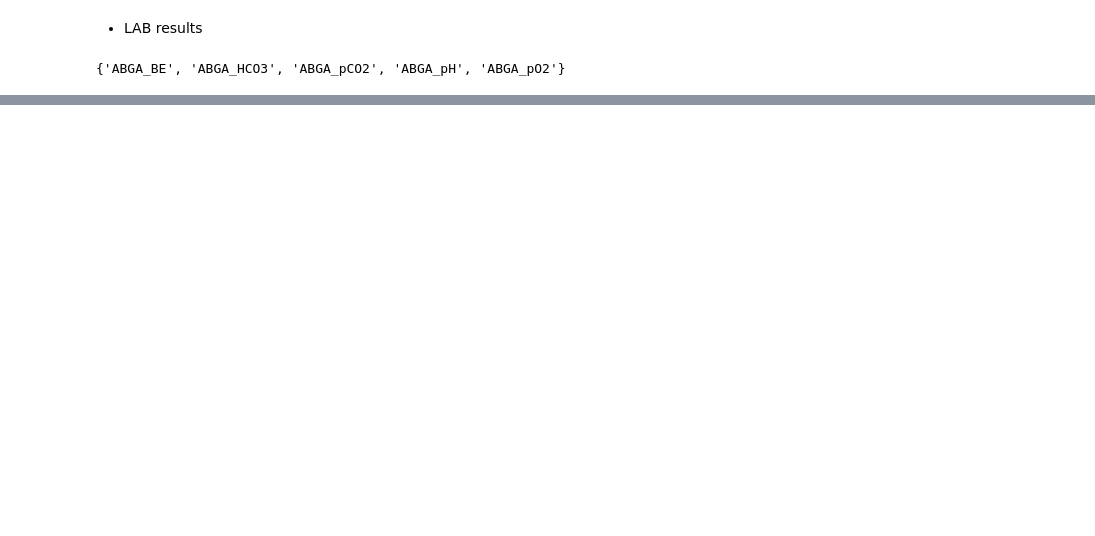
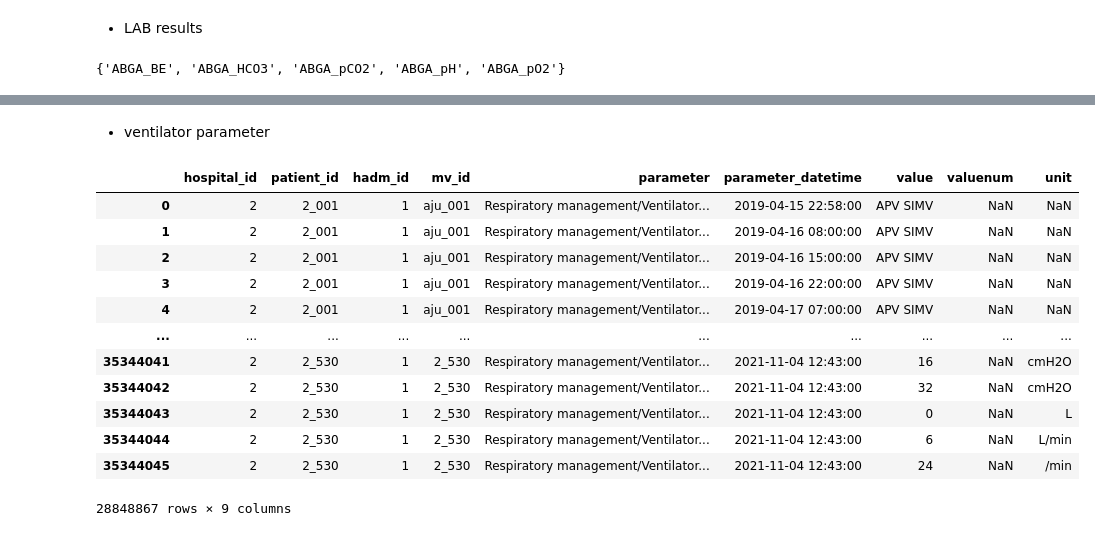
Before and after one commit to skjangbudon/nia_vent_weaning, a Jupyter notebook: notebook/data_preprocess_1103.ipynb, the cells around one changed output, grey strips where cells are left out. Cells and saved outputs as stored; diff of their text form; code cells hidden in the pictures; blank space fills up the shorter version.

```diff
--- a/notebook/data_preprocess_1103.ipynb
+++ b/notebook/data_preprocess_1103.ipynb
@@ -493,0 +759,23 @@ vital['patient_id'] = vital['patient_id'].astype(str)
+# %% [markdown]
+* ventilator parameter
+# %%
+var = 'ventilator_parameter'
+
+aj_df = pd.read_csv(aj_path + var + '.csv', index_col=0)
+snu_df = pd.read_csv(snu_path + var + '.csv', index_col=0)
+snu_df['patient_id'] = snu_df['patient_id'].astype(int).astype(str)
+aj_df
+# %% [output]
+|  | hospital_id | patient_id | hadm_id | mv_id | parameter | parameter_datetime | value | valuenum | unit |
+| 0 | 2 | 2_001 | 1 | aju_001 | Respiratory management/Ventilator... | 2019-04-15 22:58:00 | APV SIMV | NaN | NaN |
+| 1 | 2 | 2_001 | 1 | aju_001 | Respiratory management/Ventilator... | 2019-04-16 08:00:00 | APV SIMV | NaN | NaN |
+| 2 | 2 | 2_001 | 1 | aju_001 | Respiratory management/Ventilator... | 2019-04-16 15:00:00 | APV SIMV | NaN | NaN |
+| 3 | 2 | 2_001 | 1 | aju_001 | Respiratory management/Ventilator... | 2019-04-16 22:00:00 | APV SIMV | NaN | NaN |
+| 4 | 2 | 2_001 | 1 | aju_001 | Respiratory management/Ventilator... | 2019-04-17 07:00:00 | APV SIMV | NaN | NaN |
+| ... | ... | ... | ... | ... | ... | ... | ... | ... | ... |
+| 35344041 | 2 | 2_530 | 1 | 2_530 | Respiratory management/Ventilator... | 2021-11-04 12:43:00 | 16 | NaN | cmH2O |
+| 35344042 | 2 | 2_530 | 1 | 2_530 | Respiratory management/Ventilator... | 2021-11-04 12:43:00 | 32 | NaN | cmH2O |
+| 35344043 | 2 | 2_530 | 1 | 2_530 | Respiratory management/Ventilator... | 2021-11-04 12:43:00 | 0 | NaN | L |
+| 35344044 | 2 | 2_530 | 1 | 2_530 | Respiratory management/Ventilator... | 2021-11-04 12:43:00 | 6 | NaN | L/min |
+| 35344045 | 2 | 2_530 | 1 | 2_530 | Respiratory management/Ventilator... | 2021-11-04 12:43:00 | 24 | NaN | /min |
+28848867 rows × 9 columns
```
Also changed, not shown: parts of 29 cells of this notebook, 3 other files.
